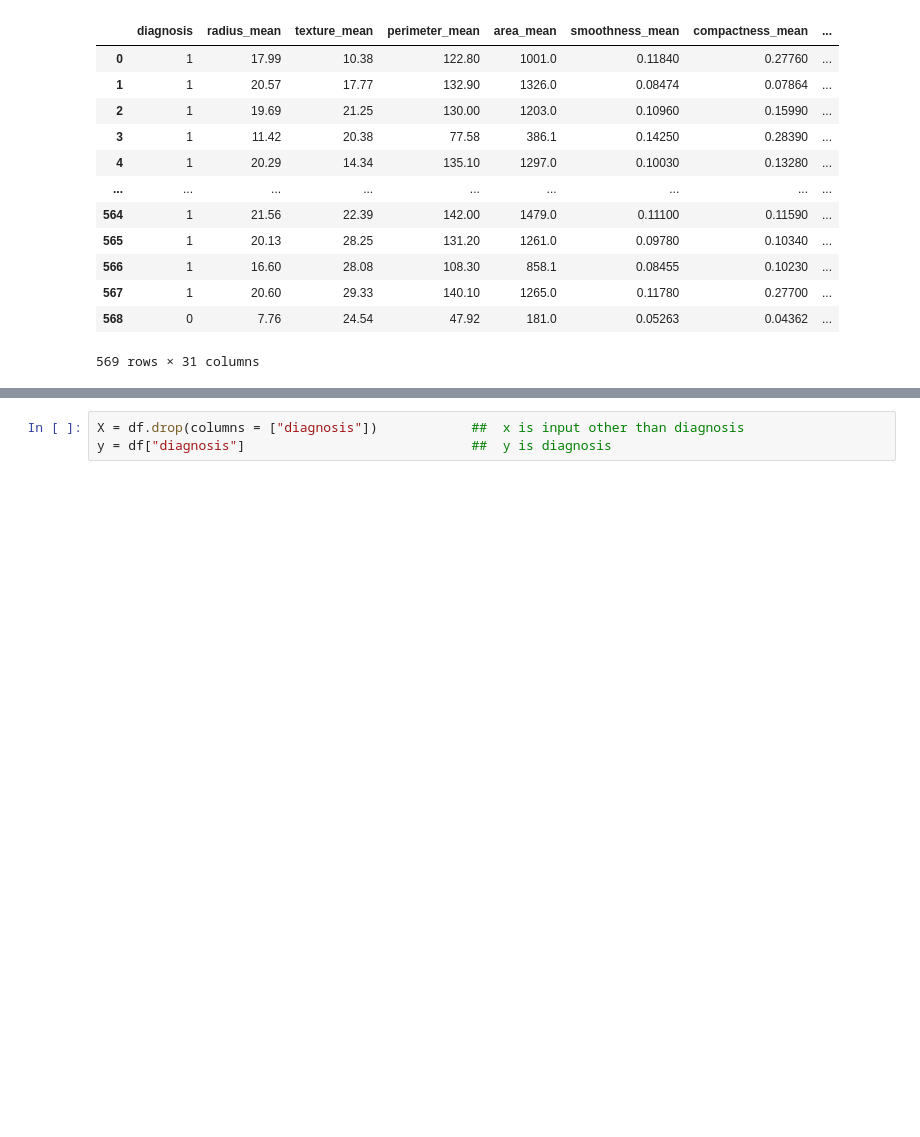
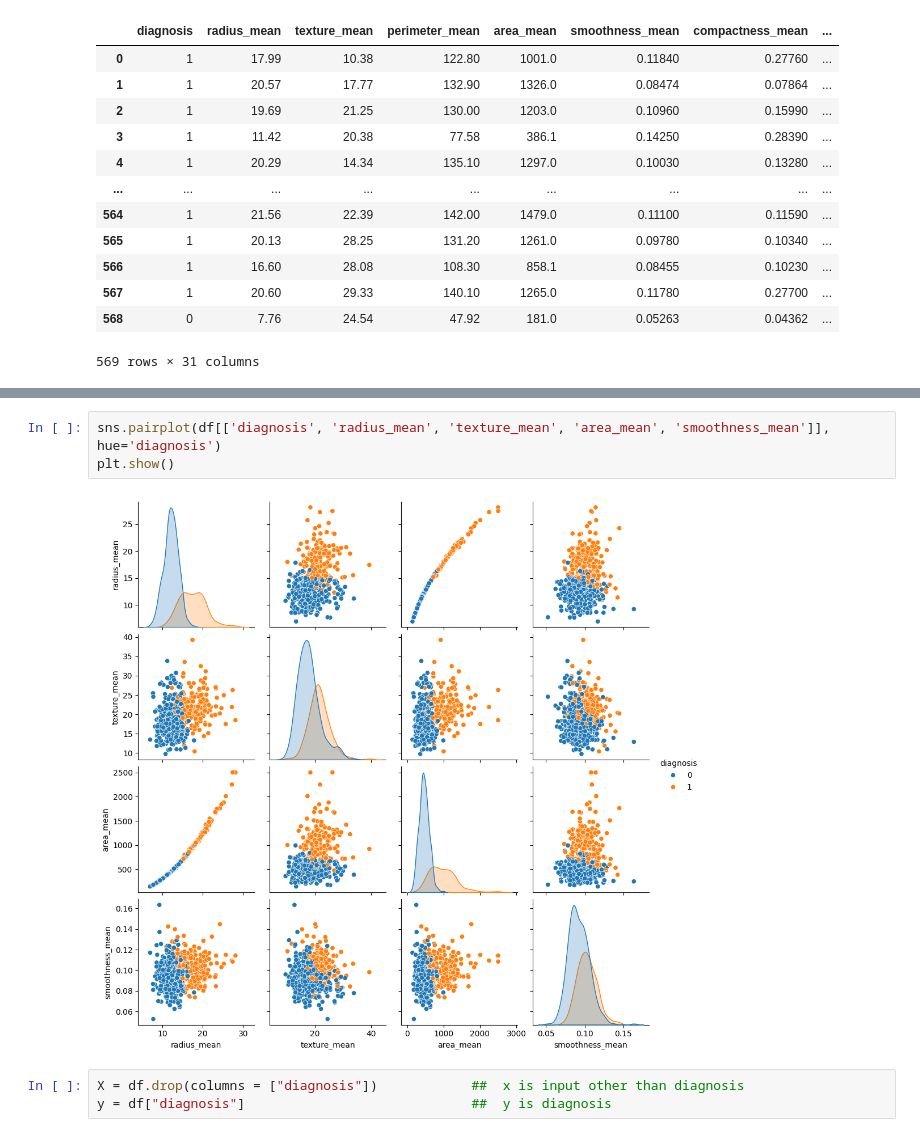
Before and after one commit to Mamtajangra/breast_cancer, a Jupyter notebook: breast_cancer.ipynb, the cells around one changed output, grey strips where cells are left out. Cells and saved outputs as stored; diff of their text form; blank space fills up the shorter version.

```diff
--- a/breast_cancer.ipynb
+++ b/breast_cancer.ipynb
@@ -225,3 +241,8 @@ df
+# %%
+sns.pairplot(df[['diagnosis', 'radius_mean', 'texture_mean', 'area_mean', 'smoothness_mean']], hue='diagnosis')
+plt.show()
+# %% [output]
+[figure, added]
 # %%
 X = df.drop(columns = ["diagnosis"])            ##  x is input other than diagnosis
 y = df["diagnosis"]                             ##  y is diagnosis
```
Also changed, not shown: parts of 9 cells of this notebook.
